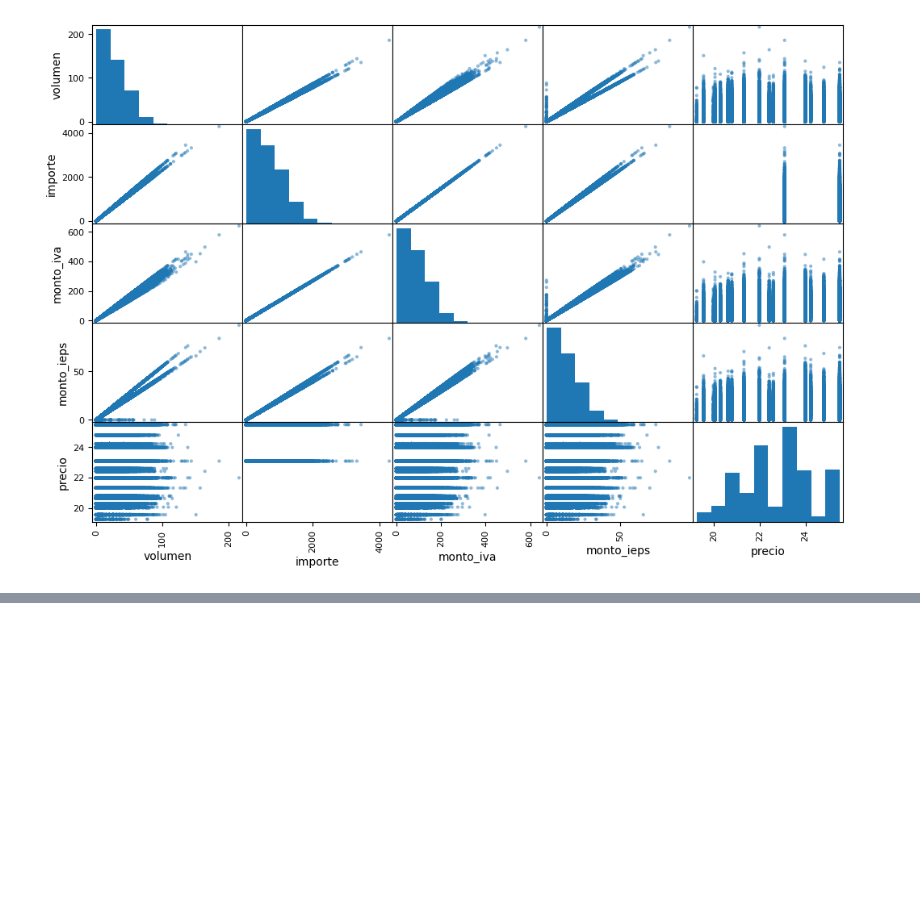
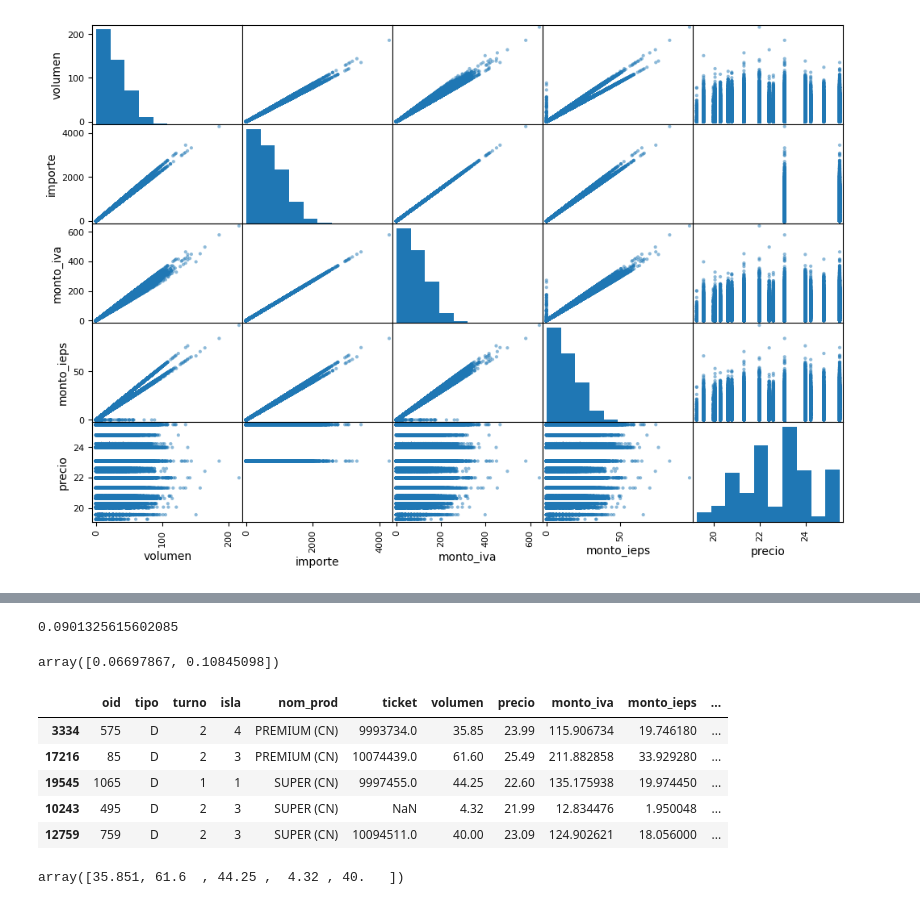
Before and after one commit to RiquelmeDom/project_machine_learning, a Jupyter notebook: project_forecast_ventas_combustible.ipynb, the cells around one changed output, grey strips where cells are left out. Drawn from its saved outputs; the diff is of its cells as text; code cells hidden in the pictures; blank space fills up the shorter version.

```diff
--- a/project_forecast_ventas_combustible.ipynb
+++ b/project_forecast_ventas_combustible.ipynb
@@ -246,0 +281,3 @@ plt.show()
+# %%
+data_num = data.drop(['turno', 'isla', 'tipo', 'ticket','cv_tanque', 'nom_prod', 'fecha'], axis=1)
+data_num.head()
@@ -246,0 +420,13 @@ plt.show()
+# %%
+from sklearn.model_selection import GridSearchCV
+
+param_grid = [
+    # try 12 (3×4) combinations of hyperparameters
+    {'n_estimators': [3, 10, 30], 'max_features': [2, 4, 6, 8]},
+    # then try 6 (2×3) combinations with bootstrap set as False
+    {'bootstrap': [False], 'n_estimators': [3, 10], 'max_features': [2, 3, 4]},
+  ]
+
+forest_reg = RandomForestRegressor(random_state=42)
+grid_search = GridSearchCV(forest_reg, param_grid, cv=5, scoring='neg_mean_squared_error', return_train_score=True, n_jobs=-1)
+grid_search.fit(data_prepared, volumenes)
@@ -246,0 +486,53 @@ plt.show()
+# %%
+from sklearn.metrics import mean_squared_error
+
+test_data = pd.read_csv('datasets/pruebas_comb.csv')
+
+final_model = grid_search.best_estimator_
+
+X_test = test_data.drop("volumen", axis=1)
+y_test = test_data["volumen"].copy()
+
+X_test_prepared = full_pipeline.transform(X_test)
+final_predictions = final_model.predict(X_test_prepared)
+
+final_mse = mean_squared_error(y_test, final_predictions)
+final_rmse = np.sqrt(final_mse)
+
+final_rmse
+# %% [output]
+0.0901325615602085
+# %%
+from scipy import stats
+
+confidence = 0.95
+squared_errors = (final_predictions - y_test) ** 2
+np.sqrt(stats.t.interval(confidence, len(squared_errors) - 1,
+                         loc=squared_errors.mean(),
+                         scale=stats.sem(squared_errors)))
+# %% [output]
+array([0.06697867, 0.10845098])
+# %%
+import joblib
+
+joblib.dump(final_model, "my_model.pkl")
+joblib.dump(full_pipeline, "my_pipeline.pkl")
+['my_pipeline.pkl']
+model = joblib.load("my_model.pkl")
+pipeline = joblib.load("my_pipeline.pkl")
+data_test = sample = pd.read_csv("datasets/pruebas_comb.csv")
+sample = data_test.sample(5)
+sample
+# %% [output]
+|  | oid | tipo | turno | isla | nom_prod | ticket | volumen | precio | monto_iva | monto_ieps | ... |
+| 3334 | 575 | D | 2 | 4 | PREMIUM (CN) | 9993734.0 | 35.85 | 23.99 | 115.906734 | 19.746180 | ... |
+| 17216 | 85 | D | 2 | 3 | PREMIUM (CN) | 10074439.0 | 61.60 | 25.49 | 211.882858 | 33.929280 | ... |
+| 19545 | 1065 | D | 1 | 1 | SUPER (CN) | 9997455.0 | 44.25 | 22.60 | 135.175938 | 19.974450 | ... |
+| 10243 | 495 | D | 2 | 3 | SUPER (CN) | NaN | 4.32 | 21.99 | 12.834476 | 1.950048 | ... |
+| 12759 | 759 | D | 2 | 3 | SUPER (CN) | 10094511.0 | 40.00 | 23.09 | 124.902621 | 18.056000 | ... |
+# %%
+X_test_prepared = pipeline.transform(sample)
+final_predictions = model.predict(X_test_prepared)
+final_predictions
+# %% [output]
+array([35.851, 61.6  , 44.25 ,  4.32 , 40.   ])
```
Also changed, not shown: parts of 26 cells of this notebook, 6 other files.
